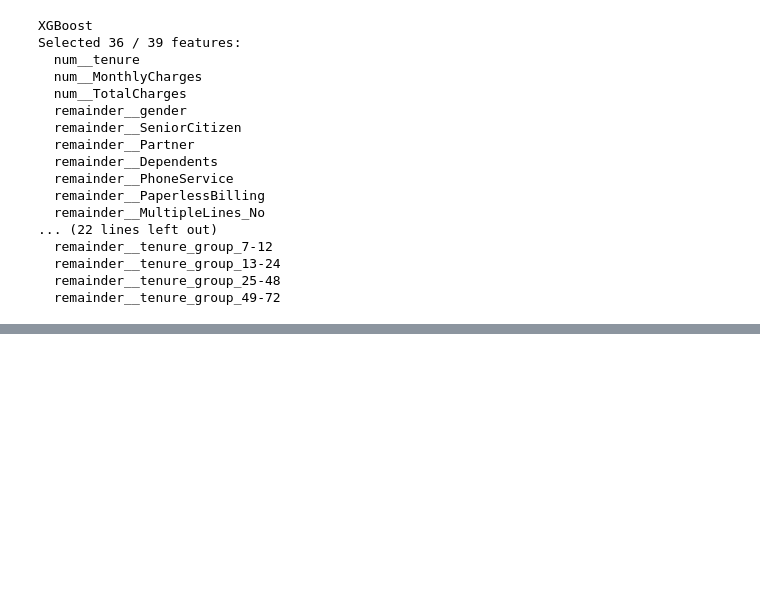
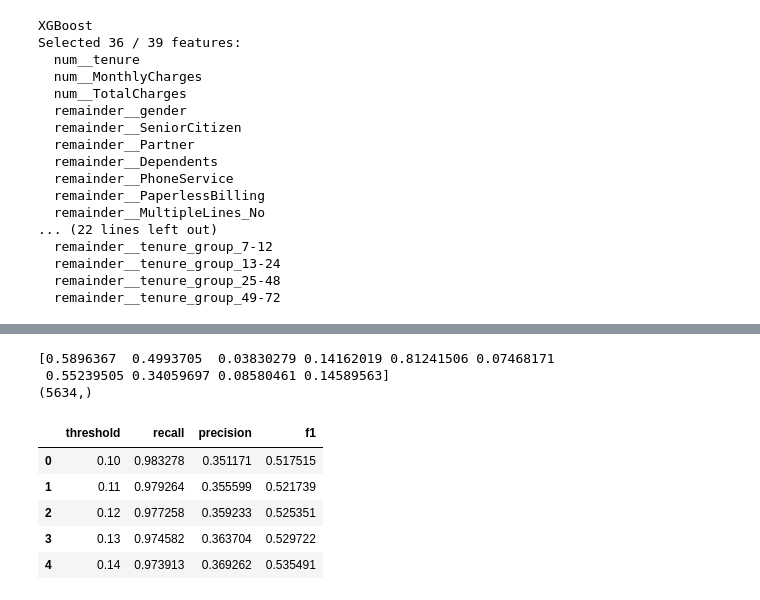
Before and after one commit to pvs-7/end-to-end-ML-Churn-with-FastAPI-MLFlow-Docker-AWS, a Jupyter notebook: notebooks/EDA.ipynb, the cells around one changed output, grey strips where cells are left out. Cells and saved outputs as stored; diff of their text form; code cells hidden in the pictures; blank space fills up the shorter version.

```diff
--- a/notebooks/EDA.ipynb
+++ b/notebooks/EDA.ipynb
@@ -1970,0 +2073,11 @@ Selected 36 / 39 features:
+# %%
+best_params = study.best_params.copy()
+
+best_params.update({
+    "random_state": 42,
+    "n_jobs": -1,
+    "scale_pos_weight": scale_pos_weight,
+    "eval_metric": "logloss"
+})
+
+xgb = XGBClassifier(**best_params)
@@ -1970,0 +2095,36 @@ Selected 36 / 39 features:
+# %%
+print(oof_proba[:10])
+print(oof_proba.shape)
+# %% [output]
+[0.5896367  0.4993705  0.03830279 0.14162019 0.81241506 0.07468171
+ 0.55239505 0.34059697 0.08580461 0.14589563]
+(5634,)
+# %%
+import numpy as np
+import pandas as pd
+from sklearn.metrics import recall_score, precision_score, f1_score
+
+thresholds = np.arange(0.10, 0.91, 0.01)
+
+threshold_results = []
+
+for threshold in thresholds:
+    y_pred = (oof_proba >= threshold).astype(int)
+
+    threshold_results.append({
+        "threshold": threshold,
+        "recall": recall_score(y_train, y_pred),
+        "precision": precision_score(y_train, y_pred),
+        "f1": f1_score(y_train, y_pred)
+    })
+
+threshold_df = pd.DataFrame(threshold_results)
+
+threshold_df.head()
+# %% [output]
+|  | threshold | recall | precision | f1 |
+| 0 | 0.10 | 0.983278 | 0.351171 | 0.517515 |
+| 1 | 0.11 | 0.979264 | 0.355599 | 0.521739 |
+| 2 | 0.12 | 0.977258 | 0.359233 | 0.525351 |
+| 3 | 0.13 | 0.974582 | 0.363704 | 0.529722 |
+| 4 | 0.14 | 0.973913 | 0.369262 | 0.535491 |
```
Also changed, not shown: parts of 51 cells of this notebook.
